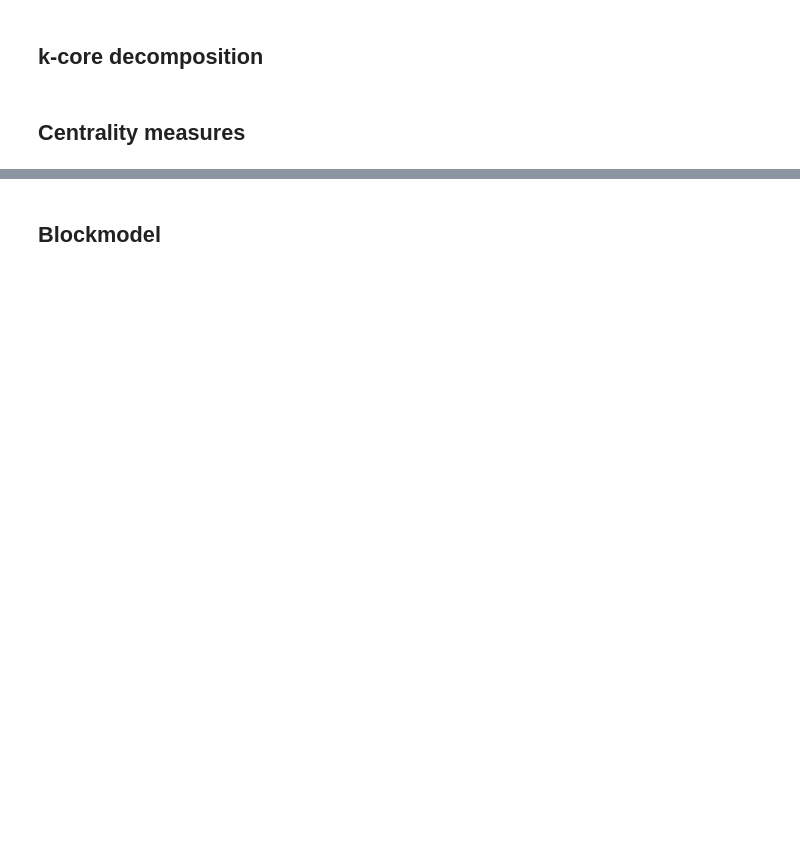
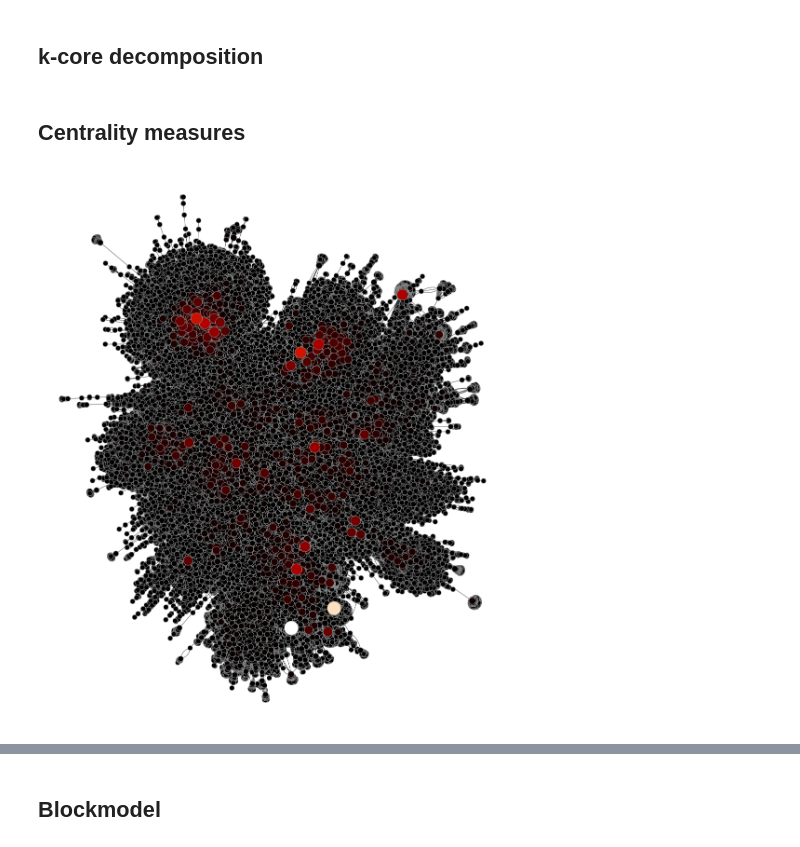
Before and after one commit to smkerr/EU-procurement, a Jupyter notebook: explore-data.ipynb, the cells around one changed output, grey strips where cells are left out. Drawn from its saved outputs; the diff is of its cells as text; code cells hidden in the pictures; blank space fills up the shorter version.

Commit message:
Initial plots & add comments

```diff
--- a/explore-data.ipynb
+++ b/explore-data.ipynb
@@ -40,0 +25,3 @@ g = gt.collection.ns["twitter_higgs/retweet"]
+# %%
+# import data
+g = gt.collection.ns["eu_procurements"]
@@ -88,0 +119,12 @@ pos_fr = gt.fruchterman_reingold_layout(u, n_iter=100)
+# %%
+# Extract the largest connected component from the graph 'g', considering it as an undirected graph.
+# This step ensures that the resulting subgraph is the largest connected portion of the original graph
+u = gt.extract_largest_component(g, directed=False)
+
+print(u)
+
+# Create a new graph 'u' by applying pruning. Pruning typically removes isolated vertices and edges
+# that do not belong to the largest connected component.
+u = gt.Graph(u, prune=True)
+
+print(u)
@@ -171,10 +293,18 @@ gt.pseudo_diameter(u)
 # %% [markdown]
 ## Centrality measures
 # %%
+# Calculate the PageRank scores for the vertices in the graph 'u'.
 pr = gt.pagerank(u)
 
-gt.graph_draw(u, pos=u.vp["_pos"], vertex_fill_color=pr,
+# Visualize the graph 'u' with specific settings based on PageRank scores.
+gt.graph_draw(u, pos=u.vp["_pos"],
 
-              vertex_size=gt.prop_to_size(pr, mi=5, ma=15),
+              vertex_fill_color=pr,  # Color the vertices based on their PageRank scores.
 
-              vorder=pr, vcmap=matplotlib.cm.gist_heat)
+              vertex_size=gt.prop_to_size(pr, mi=5, ma=15),  # Adjust vertex size based on PageRank.
+
+              vorder=pr,  # Set the vertex order based on PageRank scores.
+
+              vcmap=matplotlib.cm.gist_heat)  # Use a colormap for vertex colors.
+# %% [output]
+[figure, added]
```
Also changed, not shown: parts of 86 cells of this notebook.
